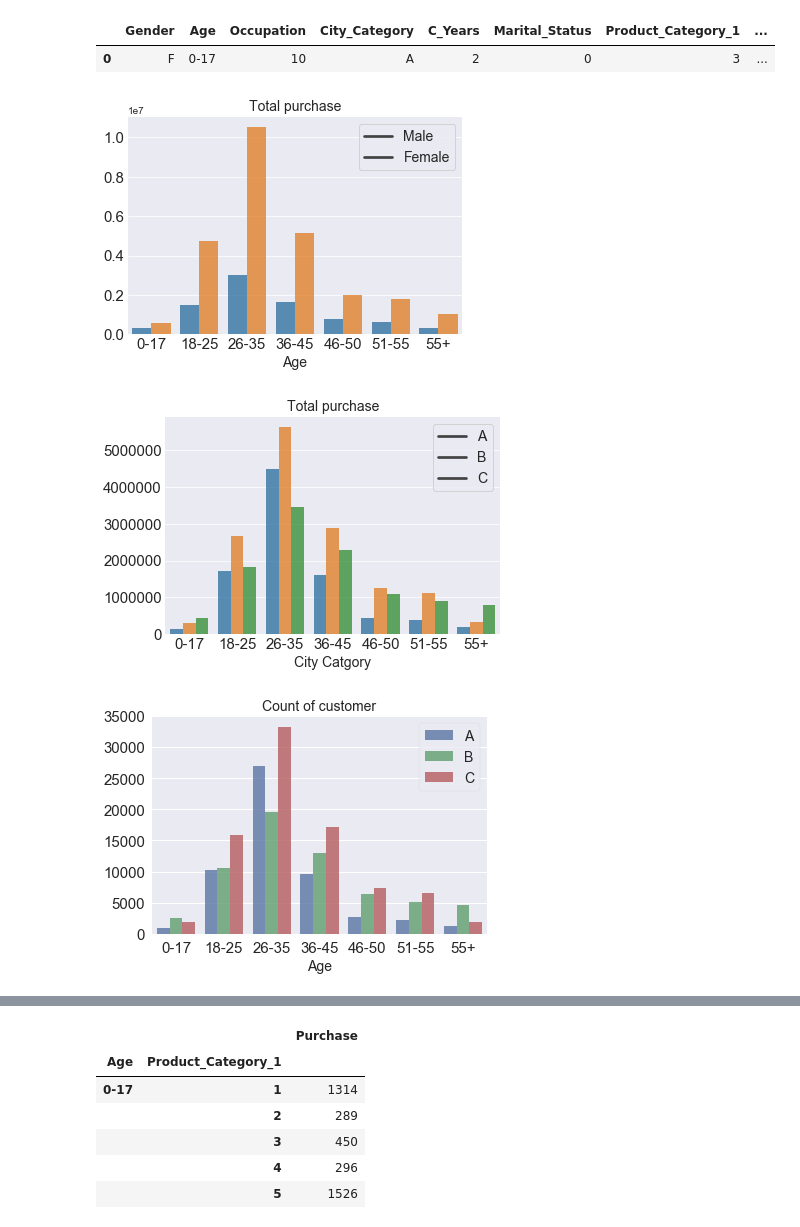
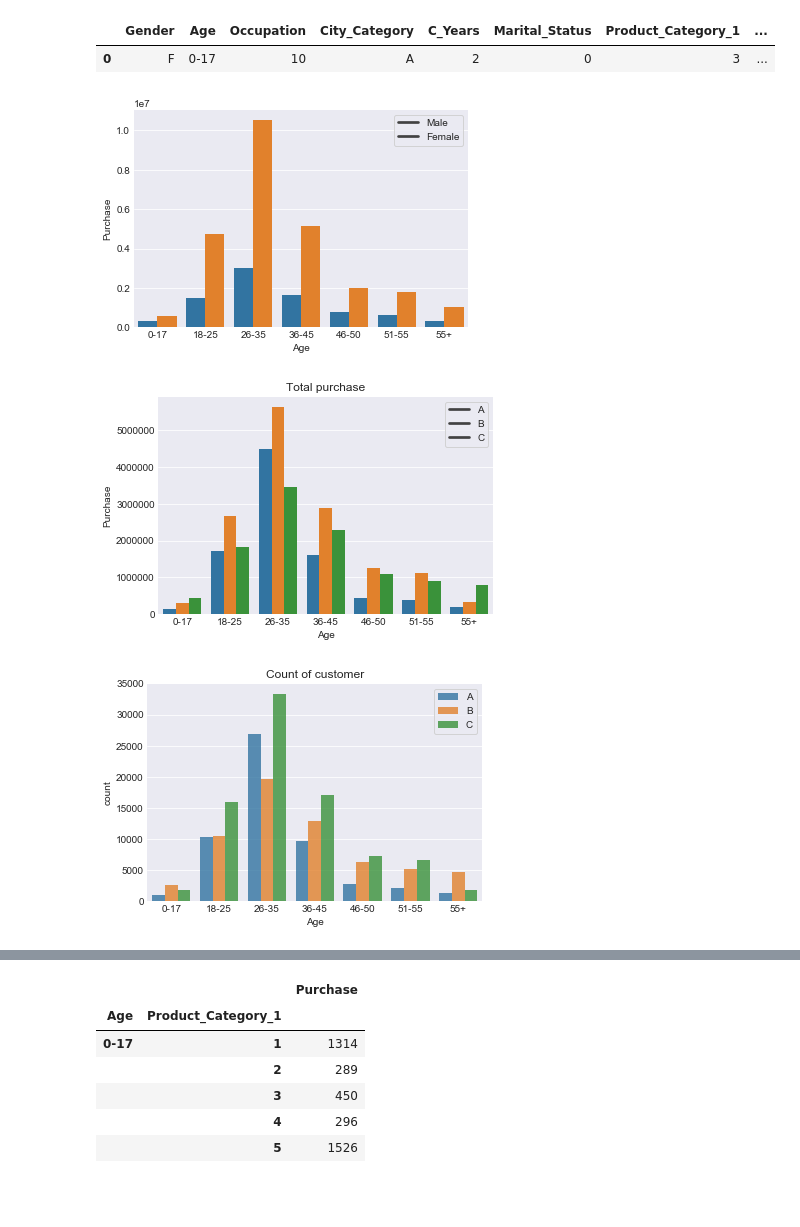
Before and after one commit to ahm320/Black_Firday, a Jupyter notebook: Black_Friday.ipynb, the cells around one changed output, grey strips where cells are left out. Drawn from its saved outputs; the diff is of its cells as text; code cells hidden in the pictures; blank space fills up the shorter version.

```diff
--- a/Black_Friday.ipynb
+++ b/Black_Friday.ipynb
@@ -152,44 +130,27 @@ train_df.head(1)
 |  | Gender | Age | Occupation | City_Category | C_Years | Marital_Status | Product_Category_1 | ... |
 | 0 | F | 0-17 | 10 | A | 2 | 0 | 3 | ... |
 # %%
-# df=train_df[['Age', 'Purchase']].groupby(['Age'], as_index=False).mean()
-
-
-# ax = sns.barplot(x = 'Age', y = 'Purchase', data=df)
-# ax.set_xlabel("Age", fontsize=12)
-# ax.set_ylabel("Purchase", fontsize=12)
-
 df = train_df.groupby(['Age','Gender'], as_index=False).agg({'Purchase':np.sum})
-sns.barplot('Age','Purchase',hue='Gender',data=df,alpha = 0.8)
-plt.xlabel('Age',fontsize=14)
-plt.ylabel('')
-plt.title('Total purchase',fontsize=14)
-plt.legend(['Male','Female'],frameon=True,fontsize=14)
-plt.tick_params(labelsize=15)
+sns.barplot('Age','Purchase',hue='Gender',data=df)
+plt.legend(['Male','Female'],frameon=True)
 plt.show()
 # %% [output]
-[figure, old version]
+[figure, new version]
 # %%
 df = train_df.groupby(['Age','City_Category'], as_index=False).agg({'Purchase':np.sum})
-sns.barplot('Age','Purchase',hue='City_Category',data=df,alpha = 0.8)
-plt.xlabel('City Catgory',fontsize=14)
-plt.ylabel('')
-plt.title('Total purchase',fontsize=14)
-plt.legend(['A','B','C'],frameon=True,fontsize=14)
-plt.tick_params(labelsize=15)
+sns.barplot('Age','Purchase',hue='City_Category',data=df)
+plt.title('Total purchase')
+plt.legend(['A','B','C'],frameon=True)
 plt.show()
 # %% [output]
-[figure, old version]
+[figure, new version]
 # %%
 sns.countplot('Age',order = ['0-17','18-25','26-35','36-45','46-50','51-55','55+'],hue='City_Category',data=train_df,alpha = 0.8)
-plt.xlabel('Age',fontsize=14)
-plt.ylabel('')
-plt.title('Count of customer',fontsize=14)
-plt.legend(['A','B','C'],frameon=True,fontsize=14)
-plt.tick_params(labelsize=15)
+plt.title('Count of customer')
+plt.legend(['A','B','C'],frameon=True)
 plt.show()
 # %% [output]
-[figure, old version]
+[figure, new version]
 # %%
 df = train_df.groupby(['City_Category','Marital_Status'], as_index=False).agg({'Purchase':np.sum})
 df['Marital_Status']=np.where(df['Marital_Status'] == 0,'Single','Married')
```
Also changed, not shown: parts of 7 cells of this notebook.
